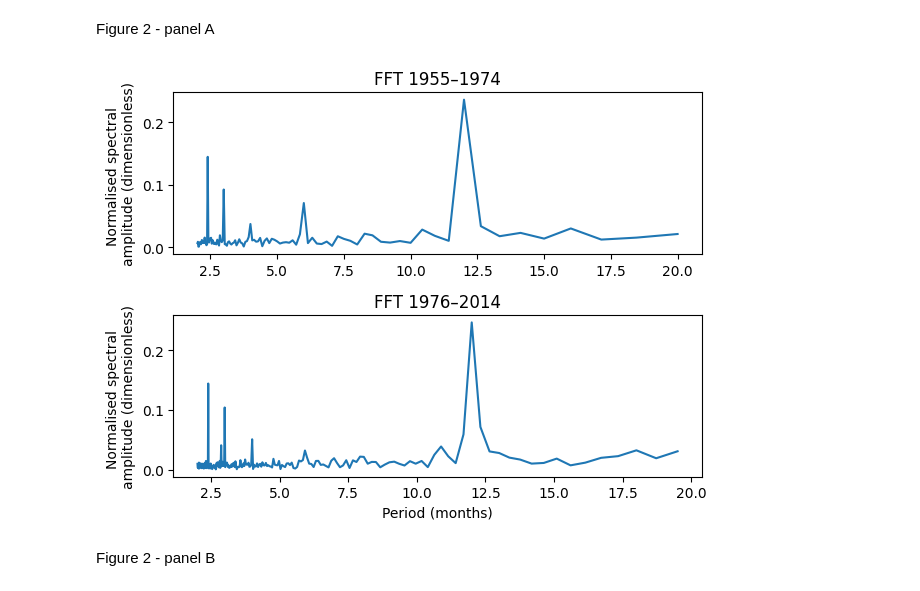
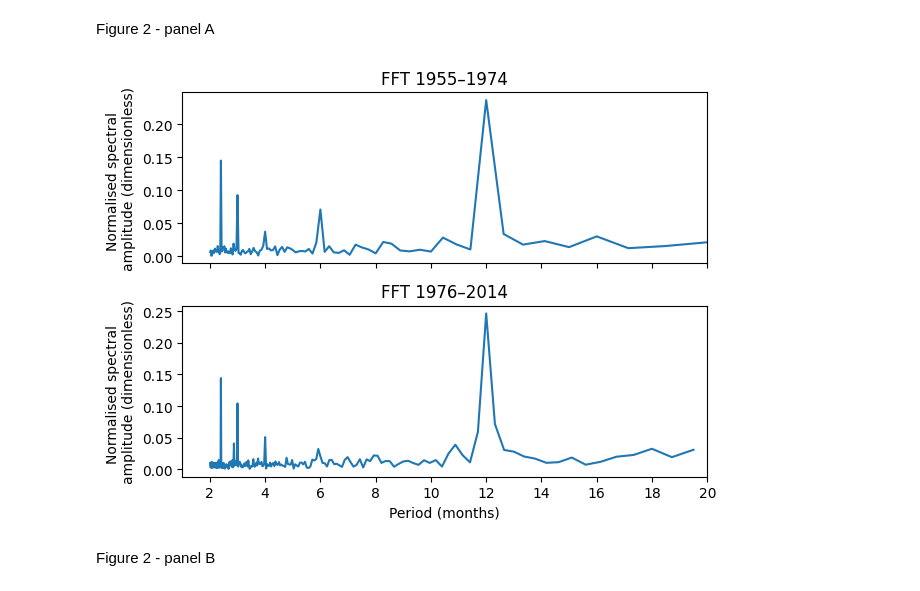
Before and after one commit to comparativechrono/Rephasing-of-Seasonal-Birth-Rates-in-the-United-Kingdom-, a Jupyter notebook: Figures/FIGURE_3_REVISED.ipynb, the cells around one changed output. Cells and saved outputs as stored; diff of their text form; code cells hidden in the pictures.

```diff
--- a/Figures/FIGURE_3_REVISED.ipynb
+++ b/Figures/FIGURE_3_REVISED.ipynb
@@ -52,35 +52,43 @@ pos1 = freq1 > 0          # drop the zero (mean) component
 pos2 = freq2 > 0
 
 period1 = 1 / freq1[pos1]
 period2 = 1 / freq2[pos2]
 
 amp1 = amp1[pos1]
 amp2 = amp2[pos2]
 
 # Restrict to periods between 1 and 20 months
 sel1 = (period1 >= 1) & (period1 <= 20)
 sel2 = (period2 >= 1) & (period2 <= 20)
 
 # ------------------------------------------------------------------
 # 6. Plot
 # ------------------------------------------------------------------
-fig, axs = plt.subplots(2)
+fig, axs = plt.subplots(2, sharex=True,)
+
+xticks = np.arange(2, 21, 2)      # 2-month spacing from 2 to 20
 
 # Era 1: 1955–1974
 axs[0].plot(period1[sel1], amp1[sel1])
 axs[0].set_title("FFT 1955–1974")
 axs[0].set_ylabel("Normalised spectral \namplitude (dimensionless)")
+axs[0].set_xlim(1, 20)
+axs[0].set_xticks(xticks)
+axs[0].set_xticklabels(xticks)
 
 # Era 2: 1976–2014
 axs[1].plot(period2[sel2], amp2[sel2])
 axs[1].set_title("FFT 1976–2014")
 axs[1].set_xlabel("Period (months)")
 axs[1].set_ylabel("Normalised spectral \namplitude (dimensionless)")
+axs[1].set_xlim(1, 20)
+axs[1].set_xticks(xticks)
+axs[1].set_xticklabels(xticks)
 
 plt.tight_layout()
 plt.show()
 # %% [output]
-[figure, old version]
+[figure, new version]
 # %% [markdown]
 Figure 2 - panel B
 # %%
```
